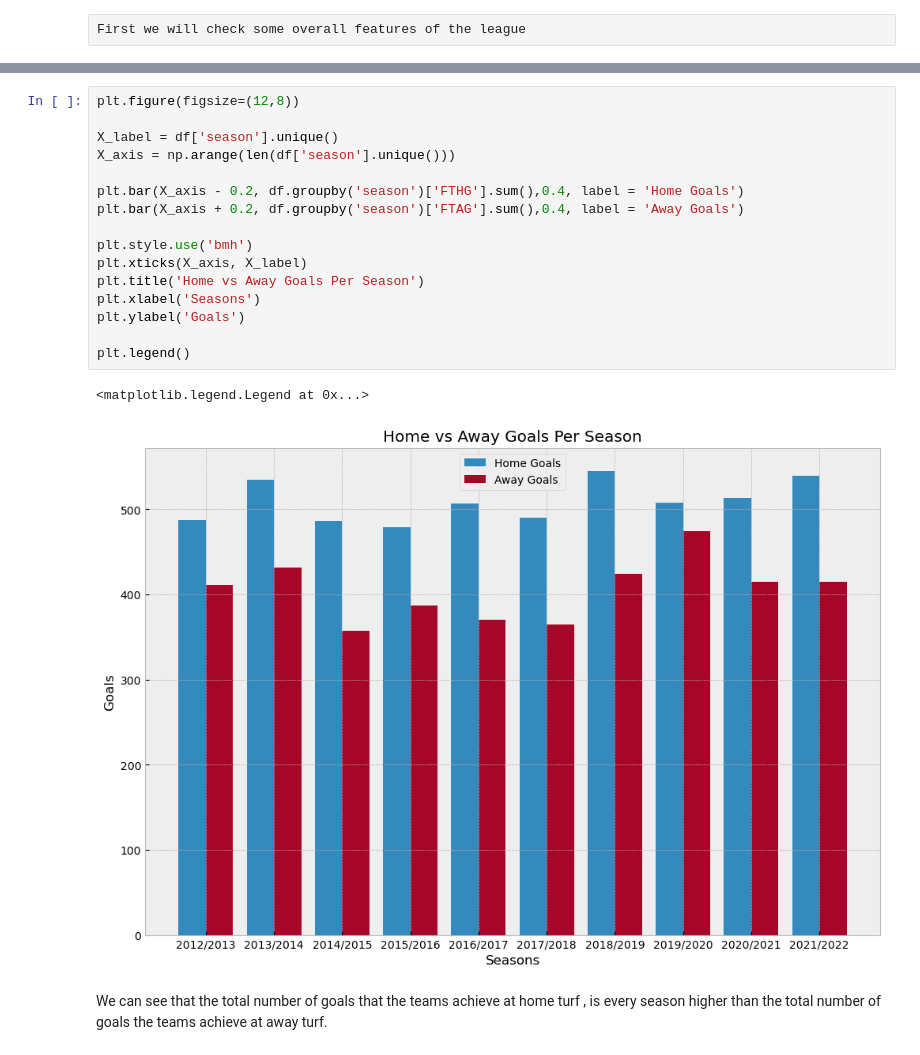
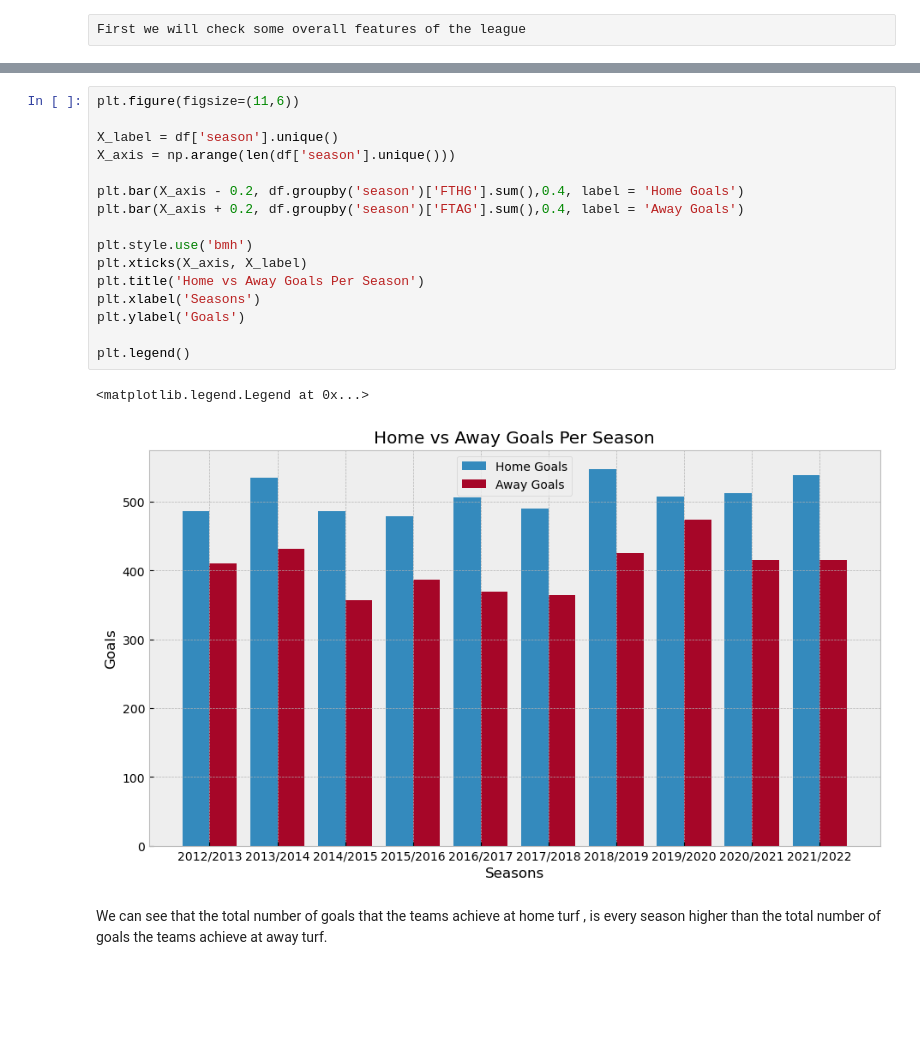
Before and after one commit to georgeanastasiadis/football-match-result-prediction-using-ml-techniques, a Jupyter notebook: EDA/Bundesliga_da.ipynb, the cells around one changed output, grey strips where cells are left out. Cells and saved outputs as stored; diff of their text form; blank space fills up the shorter version.

```diff
--- a/EDA/Bundesliga_da.ipynb
+++ b/EDA/Bundesliga_da.ipynb
@@ -45,22 +25,22 @@ Text(0, 0.5, 'Total Goals')
 # %%
-plt.figure(figsize=(12,8))
+plt.figure(figsize=(11,6))
 
 X_label = df['season'].unique()
 X_axis = np.arange(len(df['season'].unique()))
 
 plt.bar(X_axis - 0.2, df.groupby('season')['FTHG'].sum(),0.4, label = 'Home Goals')
 plt.bar(X_axis + 0.2, df.groupby('season')['FTAG'].sum(),0.4, label = 'Away Goals')
 
 plt.style.use('bmh')
 plt.xticks(X_axis, X_label)
 plt.title('Home vs Away Goals Per Season')
 plt.xlabel('Seasons')
 plt.ylabel('Goals')
 
 plt.legend()
 # %% [output]
 <matplotlib.legend.Legend at 0x...>
-[figure, old version]
+[figure, new version]
 # %% [markdown]
 We can see that the total number of goals that the teams achieve at home turf , is every season higher than the
 total number of goals the teams achieve at away turf.
```
Also changed, not shown: parts of 44 cells of this notebook.
